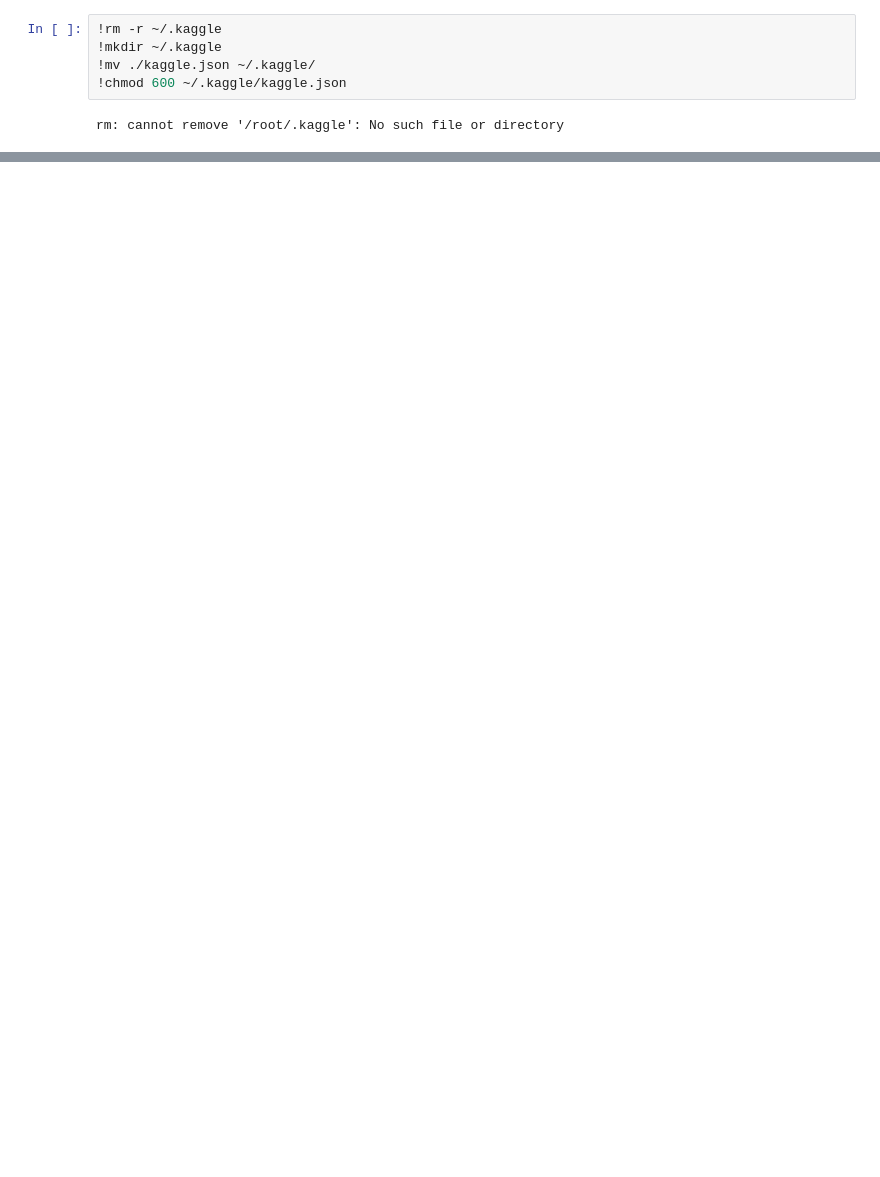
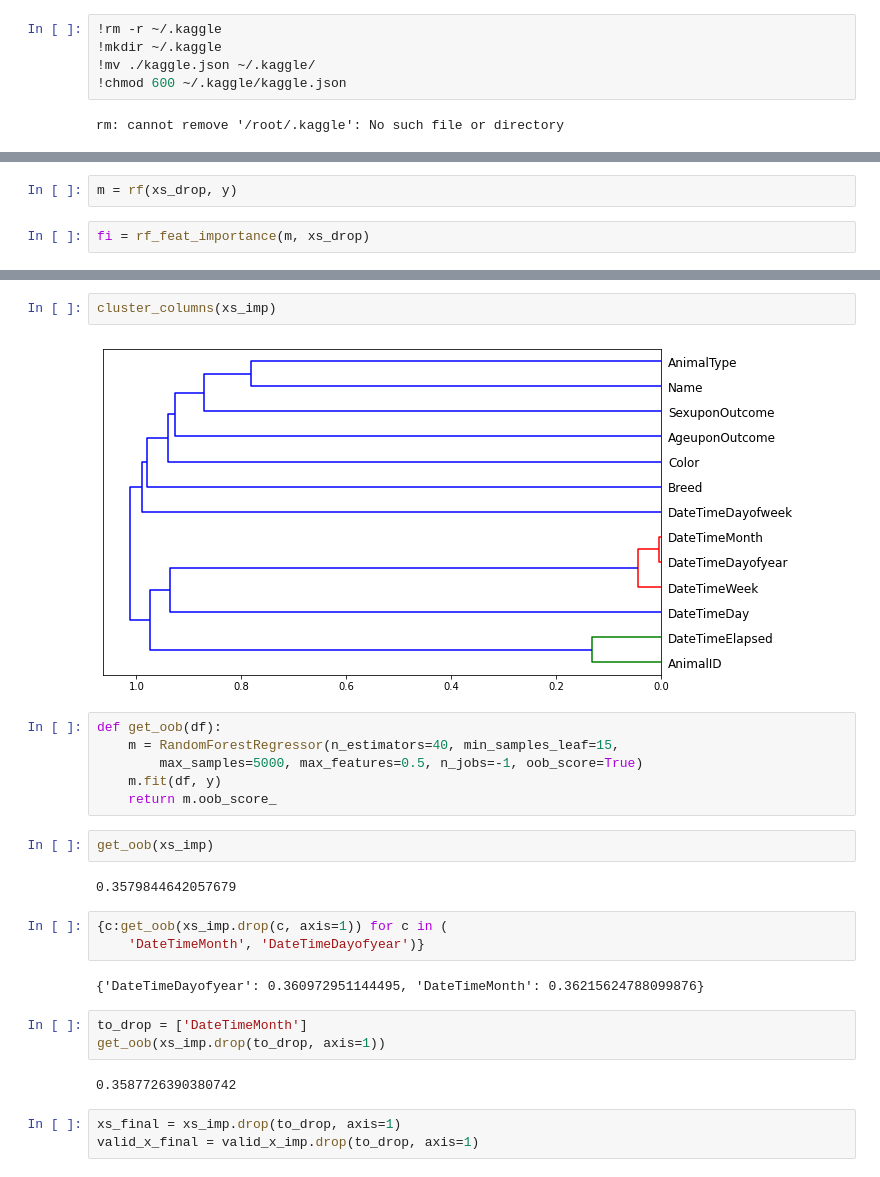
Before and after one commit to willystw/fastai-learning, a Jupyter notebook: shelter-animal/Shelter_Animal.ipynb, the cells around one changed output, grey strips where cells are left out. Cells and saved outputs as stored; diff of their text form; blank space fills up the shorter version.

```diff
--- a/shelter-animal/Shelter_Animal.ipynb
+++ b/shelter-animal/Shelter_Animal.ipynb
@@ -55,0 +132,4 @@ path.ls()
+# %%
+m = rf(xs_drop, y)
+# %%
+fi = rf_feat_importance(m, xs_drop)
@@ -55,0 +161,27 @@ path.ls()
+# %%
+cluster_columns(xs_imp)
+# %% [output]
+[figure, added]
+# %%
+def get_oob(df):
+    m = RandomForestRegressor(n_estimators=40, min_samples_leaf=15,
+        max_samples=5000, max_features=0.5, n_jobs=-1, oob_score=True)
+    m.fit(df, y)
+    return m.oob_score_
+# %%
+get_oob(xs_imp)
+# %% [output]
+0.3579844642057679
+# %%
+{c:get_oob(xs_imp.drop(c, axis=1)) for c in (
+    'DateTimeMonth', 'DateTimeDayofyear')}
+# %% [output]
+{'DateTimeDayofyear': 0.360972951144495, 'DateTimeMonth': 0.36215624788099876}
+# %%
+to_drop = ['DateTimeMonth']
+get_oob(xs_imp.drop(to_drop, axis=1))
+# %% [output]
+0.3587726390380742
+# %%
+xs_final = xs_imp.drop(to_drop, axis=1)
+valid_x_final = valid_x_imp.drop(to_drop, axis=1)
```
Also changed, not shown: parts of 47 cells of this notebook.
